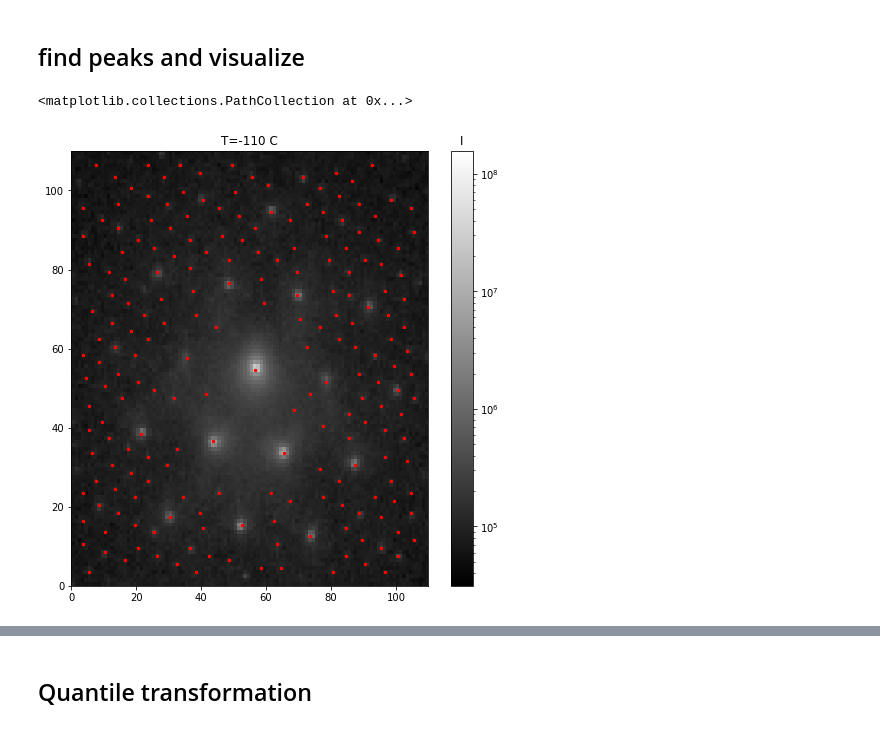
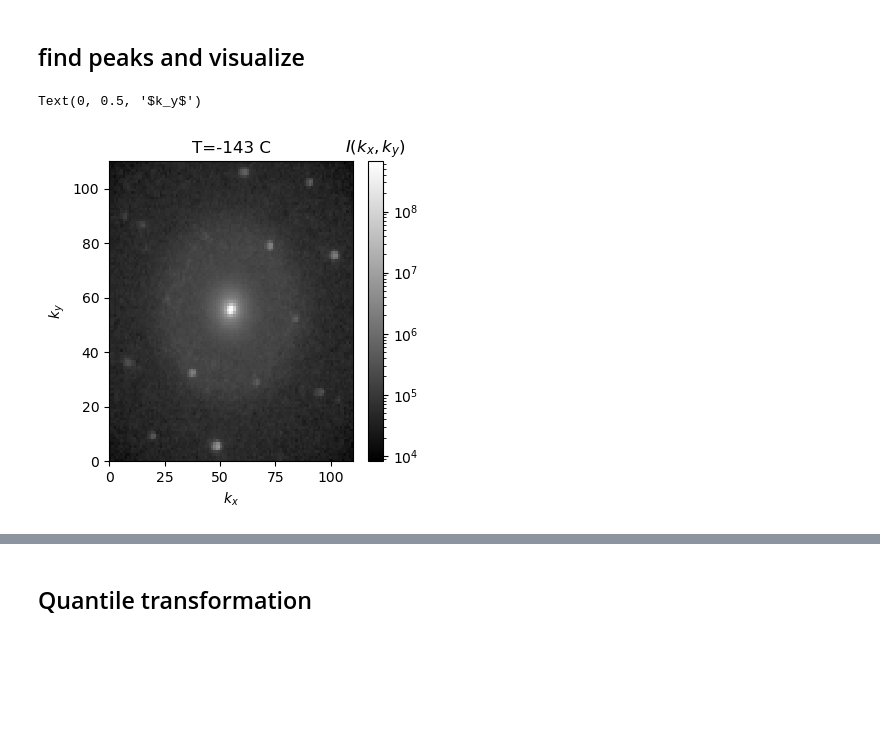
Before and after one commit to hainingpan/4D, a Jupyter notebook: XTEC_STEM_recal.ipynb, the cells around one changed output, grey strips where cells are left out. Saved outputs shown, nothing was run; the diff lists cells and outputs as text; code cells hidden in the pictures; blank space fills up the shorter version.

```diff
--- a/XTEC_STEM_recal.ipynb
+++ b/XTEC_STEM_recal.ipynb
@@ -23,6 +23,8 @@ from matplotlib.animation import FuncAnimation
 # %%
 # workingdir='../STEM_recal/'
-workingdir='/home/shared/STEM_recal/'
+# workingdir='/home/shared/STEM_recal/'
+workingdir='/share/kim/STEM_sample_2/'
+# workingdir='/home/shared/STEM_recal_2/'
 # %%
 f=h5py.File(workingdir+'data.hdf5','r')
 # %%
@@ -158,7 +140,7 @@ Text(0.5, 1.0, 'I')
 # %% [markdown]
 ## find peaks and visualize
 # %%
-x,y=100,100
+x,y=190,0
 T_idx=0
 data=I[T_idx,x,y]
 # %%
@@ -166,20 +148,24 @@ data=I[T_idx,x,y]
 mask_ind=peak_local_max(np.log10(data),threshold_rel=0,min_distance=3)
 data_masked=data[tuple(mask_ind.T)]
 # %%
-fig,ax=plt.subplots(figsize=(8,8))
+fig,ax=plt.subplots(figsize=(4,4),tight_layout=True)
 
 
-vmin,vmax=I[:,x,y].min(),I[:,x,y].max()
+# vmin,vmax=max(I[:,x,y].min(),1),I[:,x,y].max()
+vmin,vmax=data.min(),data.max()
 im=ax.pcolormesh(data,cmap='gray', norm=colors.LogNorm(vmin=vmin, vmax=vmax))
 tit=ax.set_title('T={:d} C'.format(T[T_idx]))
 cb=plt.colorbar(im)
-cb.ax.set_title('I')
+cb.ax.set_title(r'$ I(k_x,k_y) $')
+ax.set_xlabel(r'$k_x$')
+ax.set_ylabel(r'$k_y$')
 # ax.scatter(55,55)
 
-ax.scatter(mask_ind[:,1]+0.5,mask_ind[:,0]+0.5,s=5,c='r')
-ax.scatter(mask_ind[:,1]+.5,mask_ind[:,0]+.5,s=5,c='r')
+# ax.scatter(mask_ind[:,1]+0.5,mask_ind[:,0]+0.5,s=5,c='r')
+# ax.scatter(mask_ind[:,1]+0.5,mask_ind[:,0]+0.5,s=5,c='r')
+
 # ax.scatter(mask_ind_shift[0][[0,1],1]+.5,mask_ind_shift[0][[0,1],0]+.5,s=5,c='b')
 # ax.scatter(mask_ind_shift[0][[19,147],1]+.5,mask_ind_shift[0][[19,147],0]+.5,s=5,c='y',alpha=0.4)
 # %% [output]
-<matplotlib.collections.PathCollection at 0x...>
+Text(0, 0.5, '$k_y$')
-[figure, old version]
+[figure, new version]
```
Also changed, not shown: parts of 311 cells of this notebook, 12 other files.
